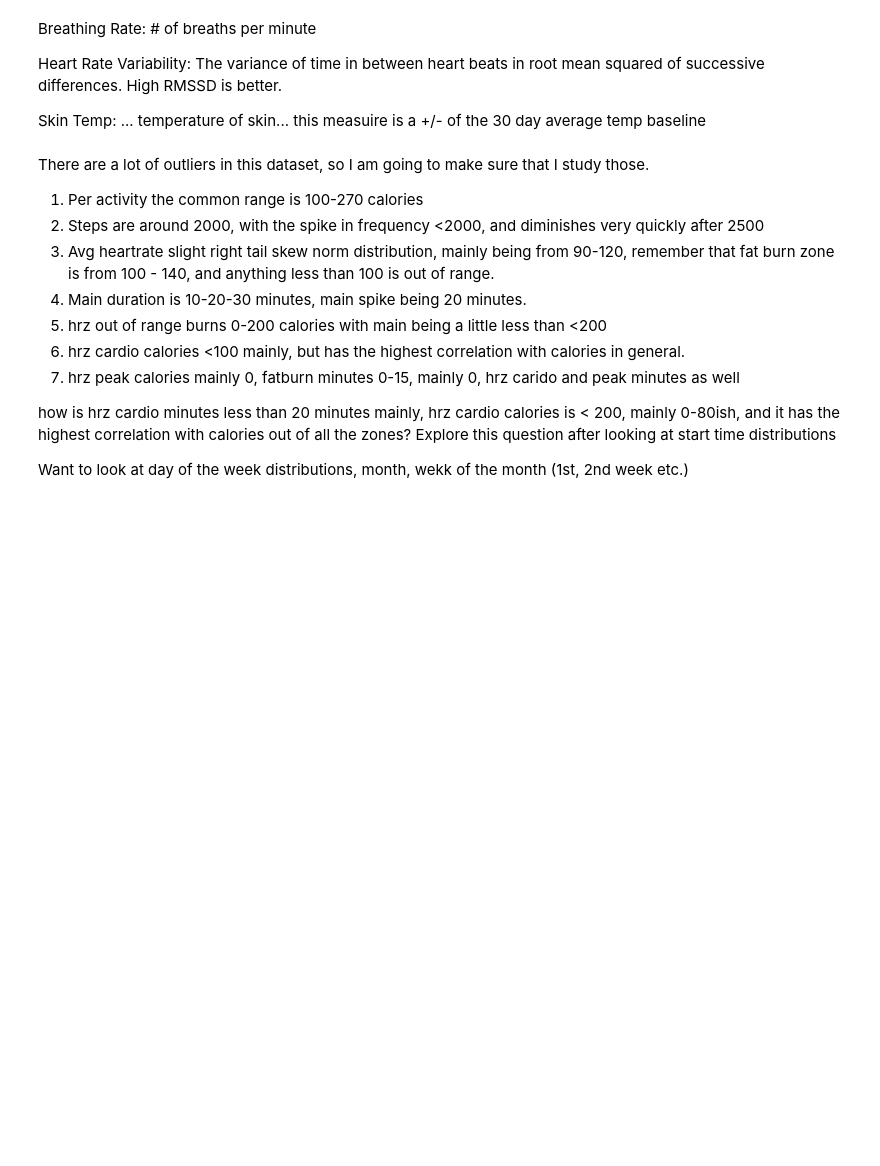
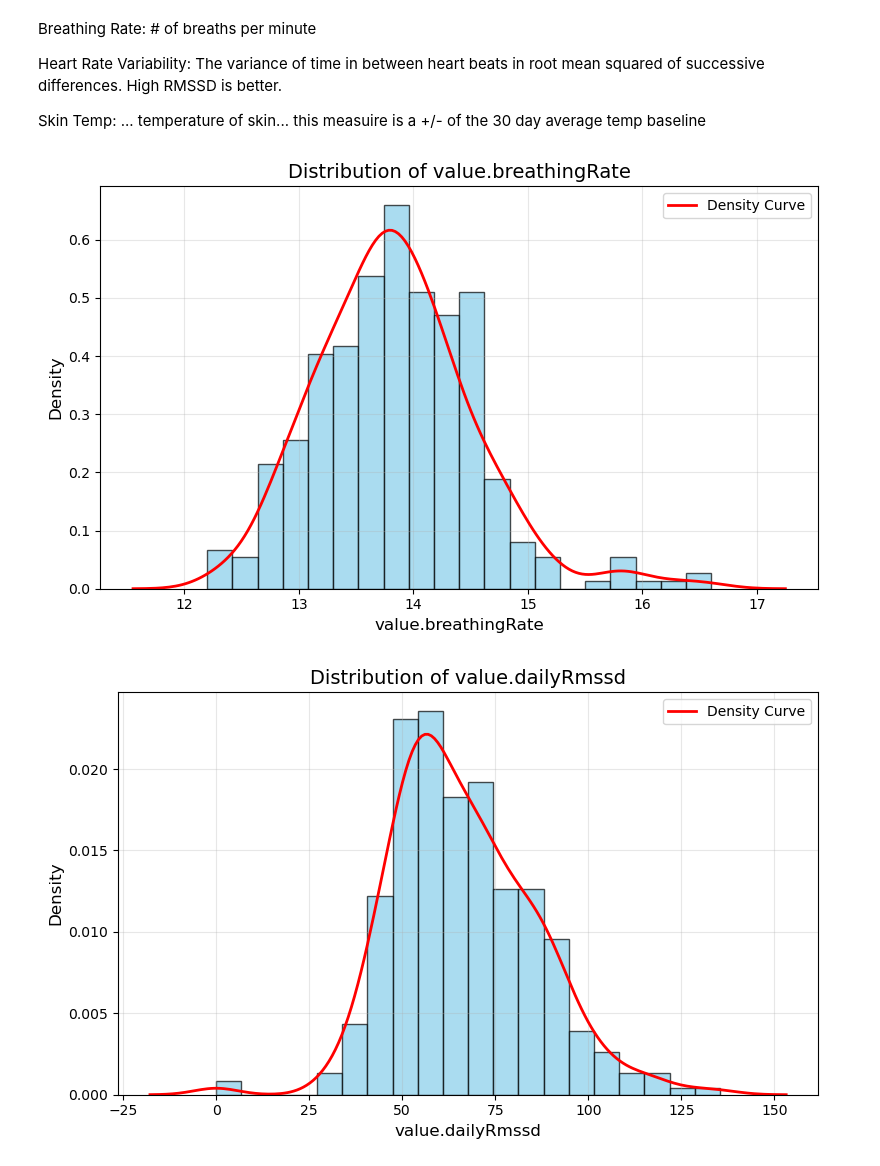
Before and after one commit to Saatvik1/Fishbit, a Jupyter notebook: notebooks/6.0-ss-EDA.ipynb, the cells around one changed output. Saved outputs shown, nothing was run; the diff lists cells and outputs as text; code cells hidden in the pictures; blank space fills up the shorter version.

```diff
--- a/notebooks/6.0-ss-EDA.ipynb
+++ b/notebooks/6.0-ss-EDA.ipynb
@@ -232,18 +276,29 @@ Breathing Rate: # of breaths per minute
 Heart Rate Variability: The variance of time in between heart beats in root mean squared of successive differences. High RMSSD is better.
 
 Skin Temp: ... temperature of skin... this measuire is a +/- of the 30 day average temp baseline
-# %% [markdown]
-There are a lot of outliers in this dataset, so I am going to make sure that I study those.
-
-1. Per activity the common range is 100-270 calories
-2. Steps are around 2000, with the spike in frequency <2000, and diminishes very quickly after 2500
-3. Avg heartrate slight right tail skew norm distribution, mainly being from 90-120, remember that fat burn zone is from 100 - 140, and anything less than 100 is out of range.
-4. Main duration is 10-20-30 minutes, main spike being 20 minutes.
-5. hrz out of range burns 0-200 calories with main being a little less than <200
-6. hrz cardio calories <100 mainly, but has the highest correlation with calories in general.
-7. hrz peak calories mainly 0, fatburn minutes 0-15, mainly 0, hrz carido and peak minutes as well
-
-how is hrz cardio minutes less than 20 minutes mainly, hrz cardio calories is < 200, mainly 0-80ish, and it has the highest correlation with calories out of all the zones?
-Explore this question after looking at start time distributions
-
-Want to look at day of the week distributions, month, wekk of the month (1st, 2nd week etc.)
+# %%
+def plot_histogram(df, col):
+    plt.figure(figsize=(8, 5))
+
+    # Histogram
+    plt.hist(df[col], bins=20, color='skyblue', edgecolor='black', alpha=0.7, density=True)
+
+    # Smooth line (Kernel Density Estimate)
+    sns.kdeplot(df[col], color='red', linewidth=2, label='Density Curve')
+
+    # Titles and labels
+    plt.title(f'Distribution of {col}', fontsize=14)
+    plt.xlabel(col, fontsize=12)
+    plt.ylabel('Density', fontsize=12)
+    plt.legend()
+    plt.grid(True, alpha=0.3)
+
+    plt.tight_layout()
+    plt.show()
+# %%
+for key, df in simple_dfs.items():
+    for col in df.columns[1:]:
+        plot_histogram(df, col)
+# %% [output]
+[figure, added]
+[figure, added]
```
Also changed, not shown: parts of 11 cells of this notebook.
